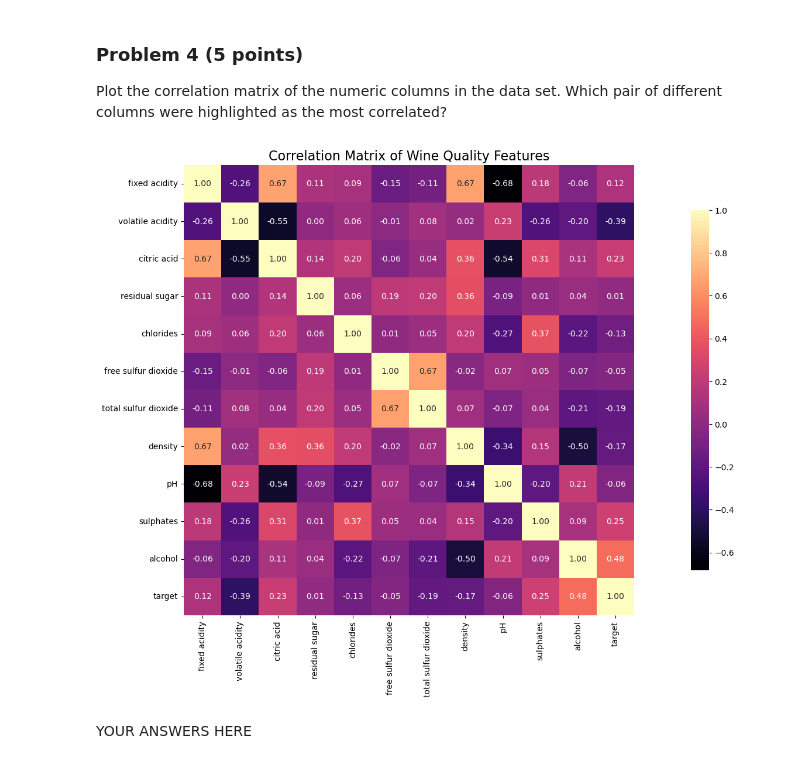
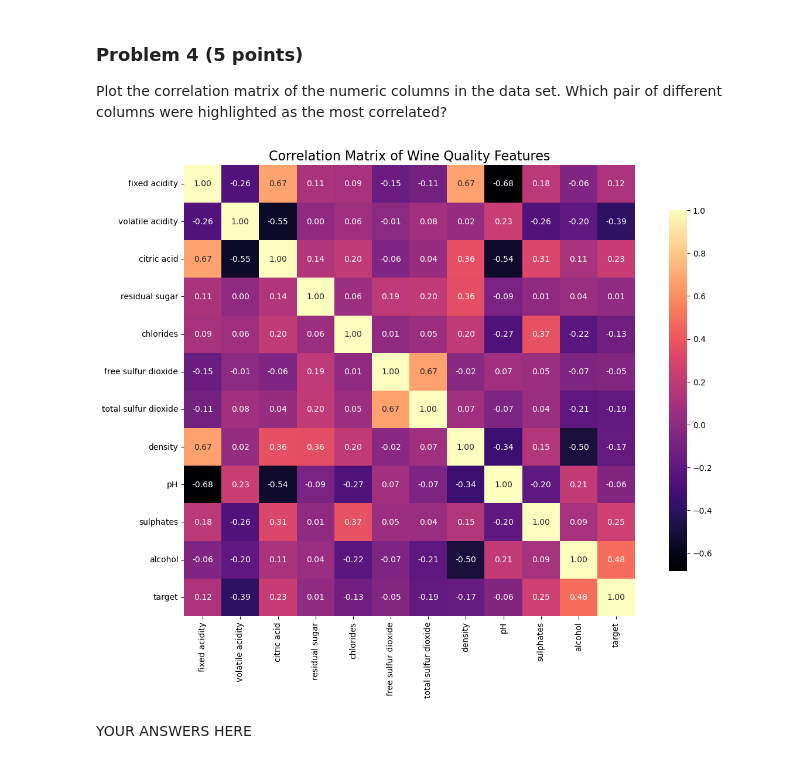
Before and after one commit to veniola/dx602-final-project, a Jupyter notebook: project.ipynb, the cells around one changed output. Cells and saved outputs as stored; diff of their text form; code cells hidden in the pictures.

```diff
--- a/project.ipynb
+++ b/project.ipynb
@@ -256,18 +256,18 @@ Which pair of different columns were highlighted as the most correlated?
 # %%
 # Correlation Matrix
 
 import seaborn as sns
 
 # Plot correlation matrix
 correlation_matrix = wine_quality.corr()
-plt.figure(figsize=(25, 10))
+plt.figure(figsize=(15, 10))
 sns.heatmap(correlation_matrix, annot=True, fmt=".2f", cmap="magma", square=True, cbar_kws={"shrink": .8})
 
 # Add title and labels
 plt.title("Correlation Matrix of Wine Quality Features", fontsize=16)
 plt.show()
 # %% [output]
-[figure, old version]
+[figure, new version]
 # %% [markdown]
 YOUR ANSWERS HERE
 # %%
```
Also changed, not shown: parts of 5 cells of this notebook.
